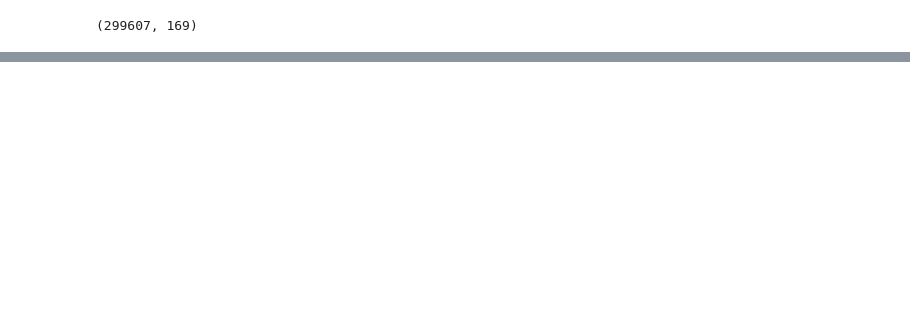
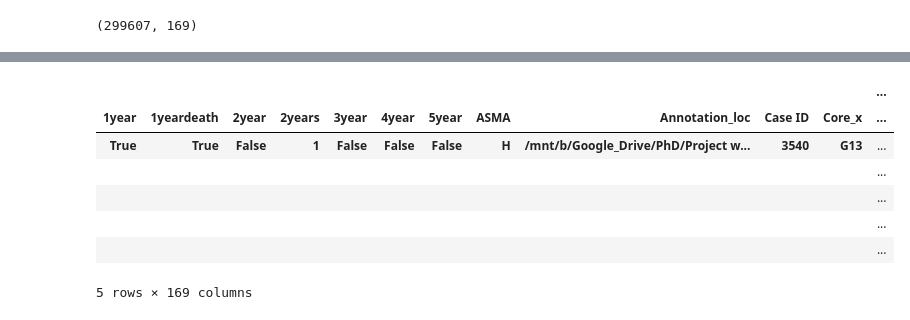
Before and after one commit to c-whitley/Preprocess_Opt, a Jupyter notebook: test_nb_Conor.ipynb, the cells around one changed output, grey strips where cells are left out. Cells and saved outputs as stored; diff of their text form; code cells hidden in the pictures; blank space fills up the shorter version.

```diff
--- a/test_nb_Conor.ipynb
+++ b/test_nb_Conor.ipynb
@@ -26,0 +58,11 @@ NameError: name 'transformed' is not defined
+# %%
+data.head()
+# %% [output]
+|  |  |  |  |  |  |  |  |  |  |  | ... |
+| 1year | 1yeardeath | 2year | 2years | 3year | 4year | 5year | ASMA | Annotation_loc | Case ID | Core_x | ... |
+| True | True | False | 1 | False | False | False | H | /mnt/b/Google_Drive/PhD/Project w... | 3540 | G13 | ... |
+|  |  |  |  |  |  |  |  |  |  |  | ... |
+|  |  |  |  |  |  |  |  |  |  |  | ... |
+|  |  |  |  |  |  |  |  |  |  |  | ... |
+|  |  |  |  |  |  |  |  |  |  |  | ... |
+5 rows × 169 columns
```
Also changed, not shown: parts of 9 cells of this notebook, 3 other files.
